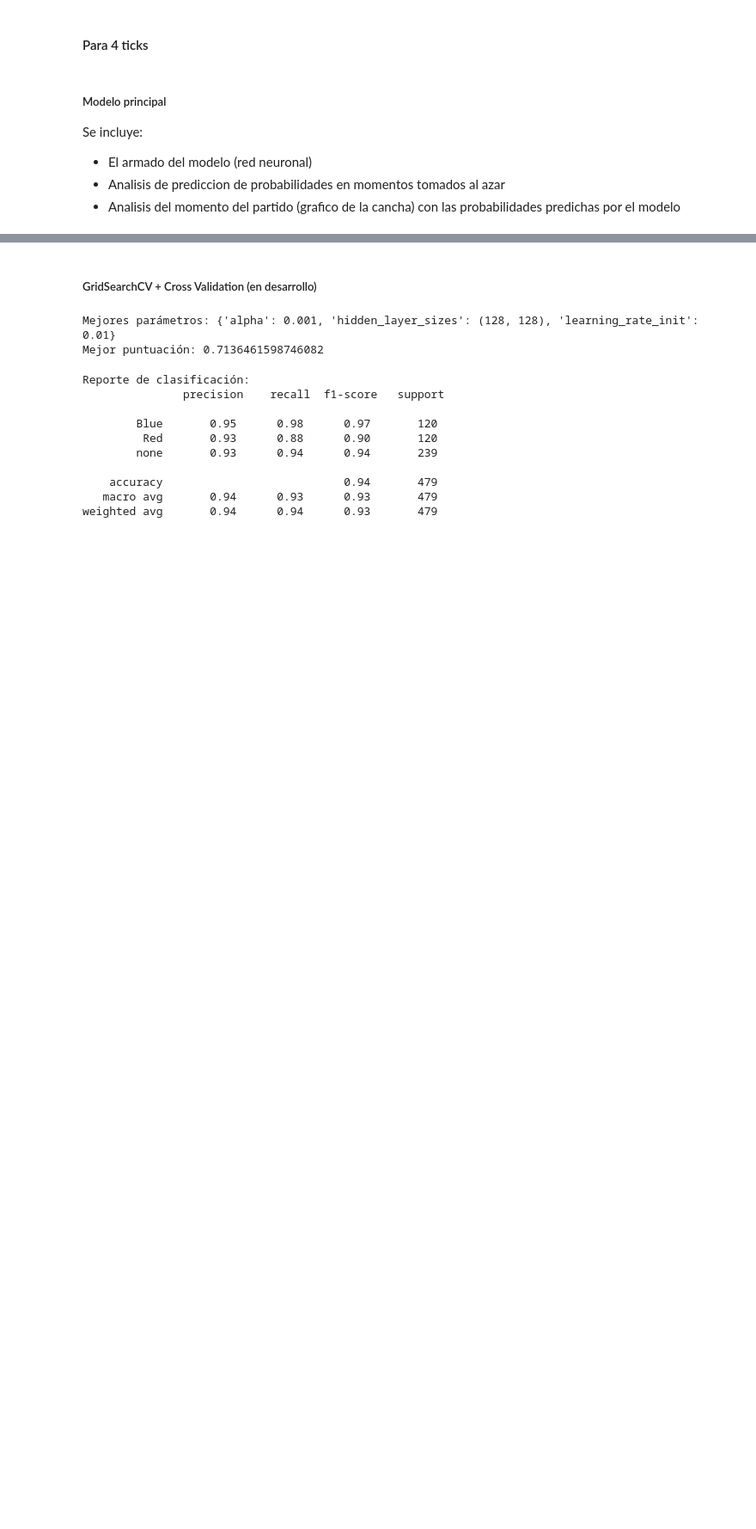
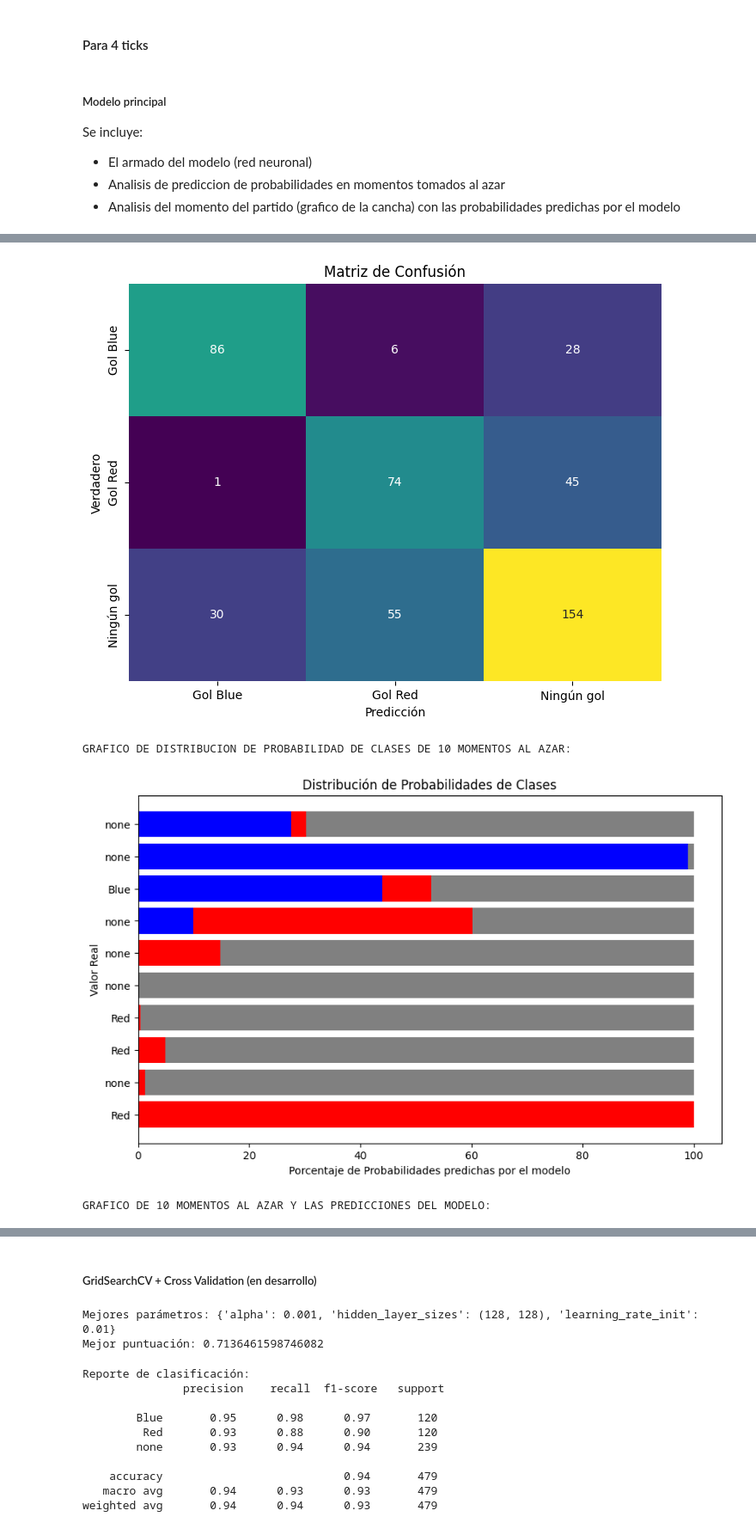
Before and after one commit to manoloBengo/haxball-ai, a Jupyter notebook: modelado/modelado.ipynb, the cells around one changed output, grey strips where cells are left out. Shown at 86% size. Saved outputs shown, nothing was run; the diff lists cells and outputs as text; code cells hidden in the pictures; blank space fills up the shorter version.

```diff
--- a/modelado/modelado.ipynb
+++ b/modelado/modelado.ipynb
@@ -202,32 +207,3 @@ Se incluye:
 * Analisis del momento del partido (grafico de la cancha) con las probabilidades predichas por el modelo
 # %%
 random_state = 900438094
-# %%
-from sklearn.utils import resample
-import numpy as np
-import pandas as pd
-
-# Creación de la clave combinada
-data_posiciones_grouped_filtered_labeled['match_time'] = data_posiciones_grouped_filtered_labeled['match_id'].astype(str) + '_' + data_posiciones_grouped_filtered_labeled['time'].astype(str)
-data_posiciones_filtered['match_time'] = data_posiciones_filtered['match_id'].astype(str) + '_' + data_posiciones_filtered['time'].astype(str)
-
-# Separación de clases para balanceo
-indices_nada = data_posiciones_grouped_filtered_labeled[data_posiciones_grouped_filtered_labeled['gol_4_ticks'] == 'none'].index
-indices_gol_rojo = data_posiciones_grouped_filtered_labeled[data_posiciones_grouped_filtered_labeled['gol_4_ticks'] == 'Red'].index
-indices_gol_azul = data_posiciones_grouped_filtered_labeled[data_posiciones_grouped_filtered_labeled['gol_4_ticks'] == 'Blue'].index
-
-# Determinar la cantidad a muestrear para balancear
-n = 2 # proporcion de None vs Red(Blue)
-num_muestras_gol = min(len(indices_gol_rojo), len(indices_gol_azul), len(indices_nada)/n)
-num_muestras_nada = num_muestras_gol * n
-
-# Muestreo balanceado de combinaciones match_time
-indices_nada_balanceados = resample(indices_nada, n_samples=num_muestras_nada, replace=False, random_state=random_state)
-indices_gol_rojo_balanceados = resample(indices_gol_rojo, n_samples=num_muestras_gol, replace=False, random_state=random_state)
-indices_gol_azul_balanceados = resample(indices_gol_azul, n_samples=num_muestras_gol, replace=False, random_state=random_state)
-
-#print('indices nada balanceados:', indices_nada_balanceados, len(indices_nada_balanceados))
-#print('indices gol rojo balanceados:', indices_gol_rojo_balanceados, len(indices_gol_rojo_balanceados))
-#print('indices gol azul balanceados:', indices_gol_azul_balanceados, len(indices_gol_azul_balanceados))
-
-#print(data_posiciones_filtered.sample(7))
@@ -542,0 +210,10 @@ plt.show()
+# %%
+cf_m.modelar_red_neuronal_001(
+    random_state,
+    background_image,
+    data_posiciones_grouped_filtered_labeled,
+    data_posiciones_filtered,
+    data_posiciones_filtered_original,
+    'gol_4_ticks'
+    )
+# %% [output]
@@ -542,0 +237,4 @@ plt.show()
+[figure, added]
+GRAFICO DE DISTRIBUCION DE PROBABILIDAD DE CLASES DE 10 MOMENTOS AL AZAR:
+[figure, added]
+GRAFICO DE 10 MOMENTOS AL AZAR Y LAS PREDICCIONES DEL MODELO:
```
Also changed, not shown: parts of 24 cells of this notebook, 1 other file.
